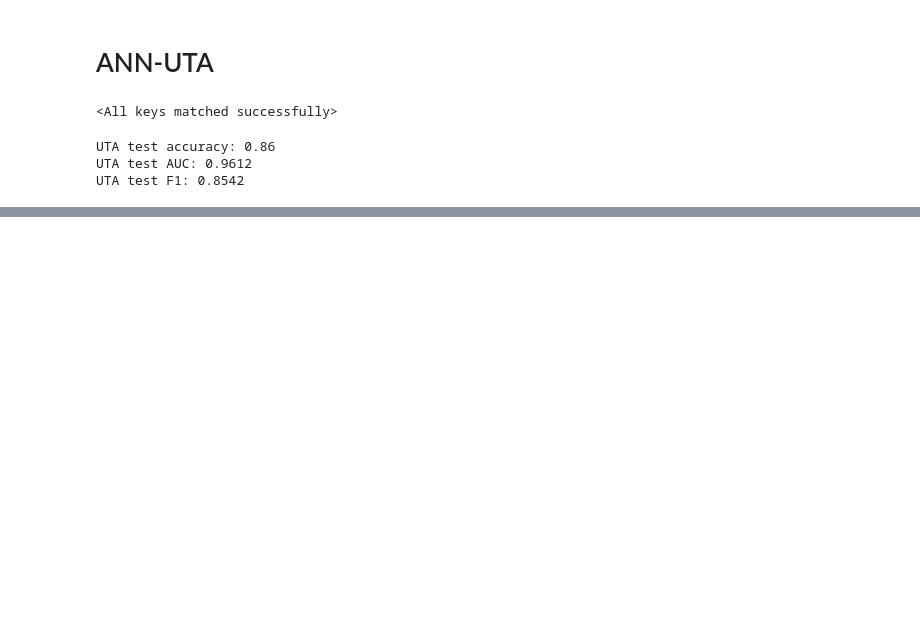
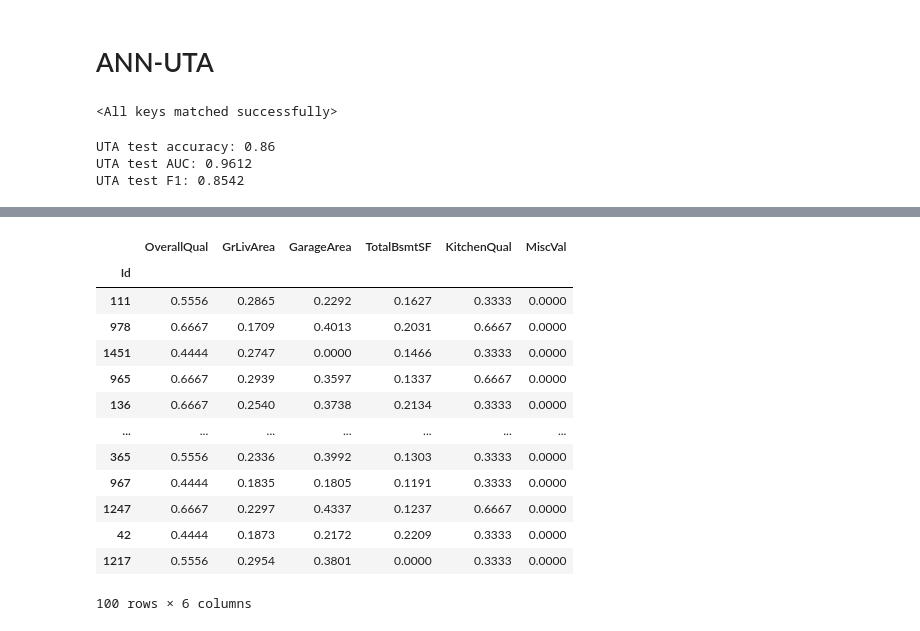
Before and after one commit to KacperKuznik/Decision-Analysis-Preference-Learning, a Jupyter notebook: project.ipynb, the cells around one changed output, grey strips where cells are left out. Cells and saved outputs as stored; diff of their text form; code cells hidden in the pictures; blank space fills up the shorter version.

```diff
--- a/project.ipynb
+++ b/project.ipynb
@@ -1,5 +1,10 @@
 # %%
 import pandas as pd
+import numpy as np
+
+# Global formatting: display all floats to 4 decimal places.
+pd.options.display.float_format = "{:.4f}".format
+np.set_printoptions(precision=4, suppress=True)
 
 df = pd.read_csv('house-prices-advanced-regression-techniques/train.csv', index_col=0)
 
@@ -481,0 +586,17 @@ TotalBsmtSF -0.0031083655145724533
+# %%
+X_uta_test
+# %% [output]
+|  | OverallQual | GrLivArea | GarageArea | TotalBsmtSF | KitchenQual | MiscVal |
+| Id |  |  |  |  |  |  |
+| 111 | 0.5556 | 0.2865 | 0.2292 | 0.1627 | 0.3333 | 0.0000 |
+| 978 | 0.6667 | 0.1709 | 0.4013 | 0.2031 | 0.6667 | 0.0000 |
+| 1451 | 0.4444 | 0.2747 | 0.0000 | 0.1466 | 0.3333 | 0.0000 |
+| 965 | 0.6667 | 0.2939 | 0.3597 | 0.1337 | 0.6667 | 0.0000 |
+| 136 | 0.6667 | 0.2540 | 0.3738 | 0.2134 | 0.3333 | 0.0000 |
+| ... | ... | ... | ... | ... | ... | ... |
+| 365 | 0.5556 | 0.2336 | 0.3992 | 0.1303 | 0.3333 | 0.0000 |
+| 967 | 0.4444 | 0.1835 | 0.1805 | 0.1191 | 0.3333 | 0.0000 |
+| 1247 | 0.6667 | 0.2297 | 0.4337 | 0.1237 | 0.6667 | 0.0000 |
+| 42 | 0.4444 | 0.1873 | 0.2172 | 0.2209 | 0.3333 | 0.0000 |
+| 1217 | 0.5556 | 0.2954 | 0.3801 | 0.0000 | 0.3333 | 0.0000 |
+100 rows × 6 columns
```
Also changed, not shown: parts of 16 cells of this notebook.
